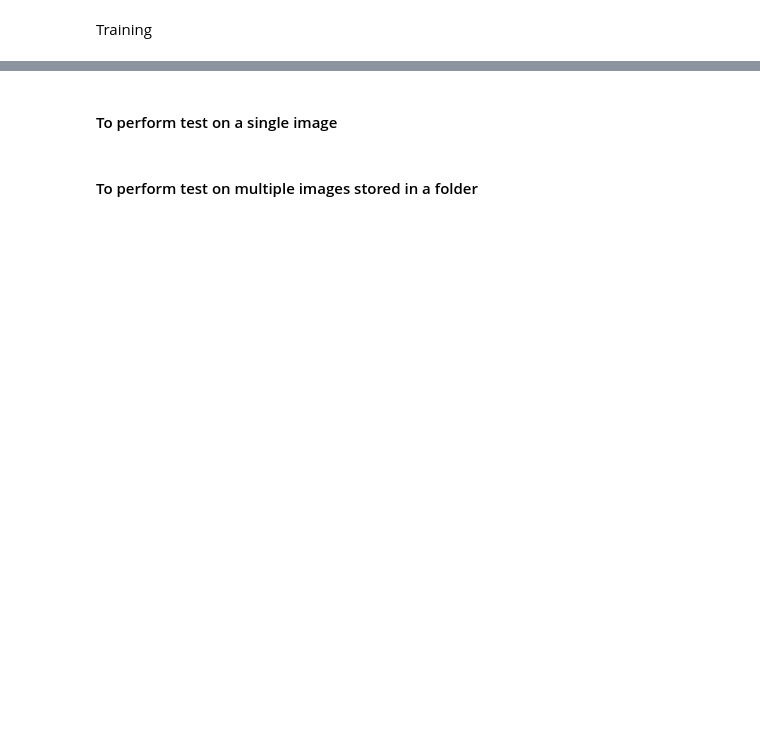
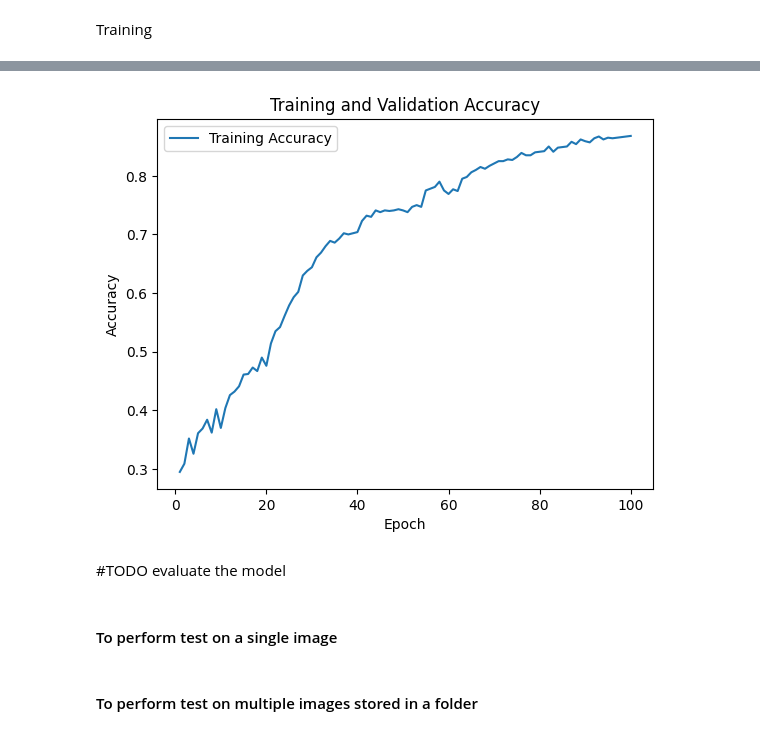
Before and after one commit to lnavneet331/project, a Jupyter notebook: femo.ipynb, the cells around one changed output, grey strips where cells are left out. Saved outputs shown, nothing was run; the diff lists cells and outputs as text; code cells hidden in the pictures; blank space fills up the shorter version.

```diff
--- a/femo.ipynb
+++ b/femo.ipynb
@@ -323,2 +292,12 @@ model.evaluate(validation_images_reshaped, validation_labels_encoded)
+# %%
+# Plot accuracy
+plt.plot(epochs, history.history['accuracy'], label='Training Accuracy')
+plt.xlabel('Epoch')
+plt.ylabel('Accuracy')
+plt.title('Training and Validation Accuracy')
+plt.legend()
+plt.show()
+# %% [output]
+[figure, added]
 # %%
 # Save the trained model
@@ -326,3 +311,5 @@ model.save('emotion_detection_model_v2.h5')
+# %% [markdown]
+#TODO evaluate the model
 # %% [markdown]
 <h4>To perform test on a single image</h4>
 # %%
```
Also changed, not shown: parts of 18 cells of this notebook.
